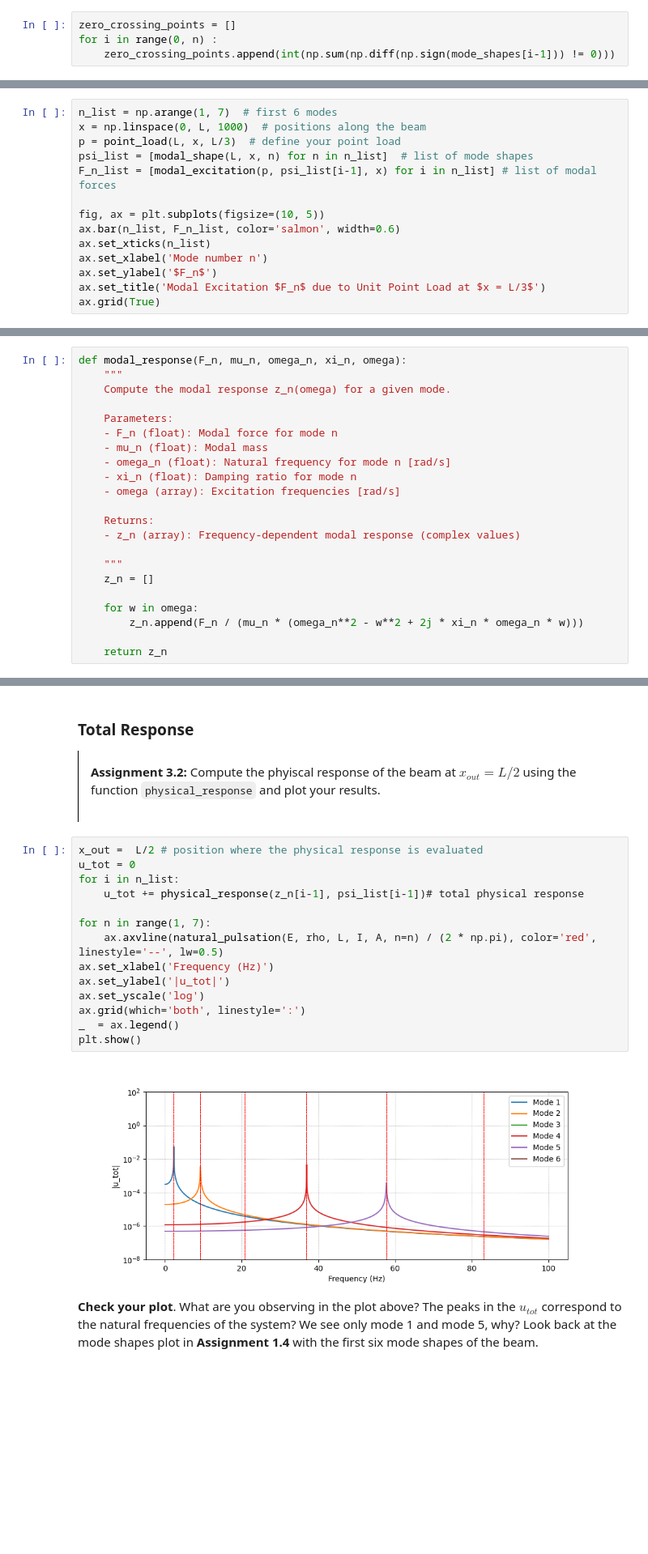
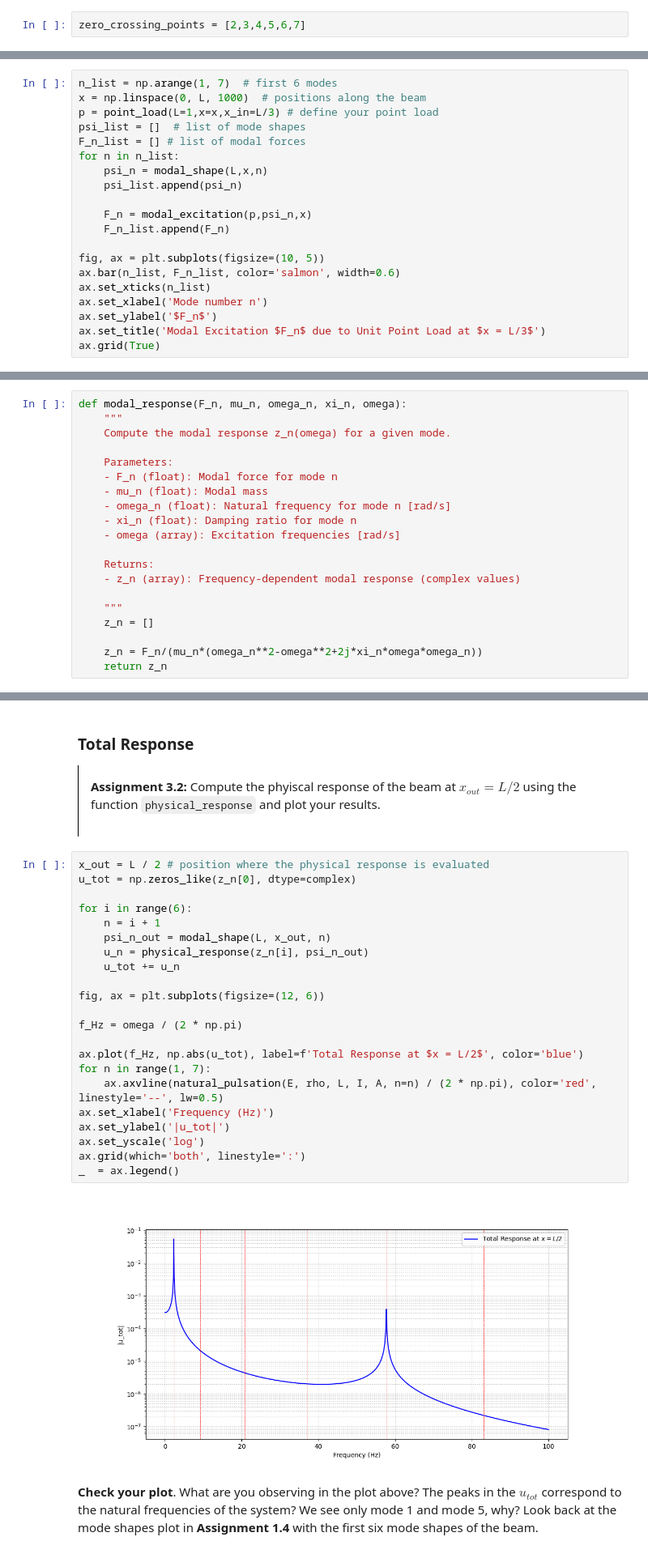
Before and after one commit to dewolfines/MV2627_Exercises, a Jupyter notebook: Session5_Continuous_systems/session5.ipynb, the cells around one changed output, grey strips where cells are left out. Shown at 81% size. Drawn from its saved outputs; the diff is of its cells as text; blank space fills up the shorter version.

```diff
--- a/Session5_Continuous_systems/session5.ipynb
+++ b/Session5_Continuous_systems/session5.ipynb
@@ -224,9 +222,7 @@ plt.tight_layout()
 **Note**: Another way to call a zero-crossing point is a ***nodal* *point*** where the mode's response is zero.
 </div>
 # %%
-zero_crossing_points = []
-for i in range(0, n) :
-    zero_crossing_points.append(int(np.sum(np.diff(np.sign(mode_shapes[i-1])) != 0)))
+zero_crossing_points = [2,3,4,5,6,7]
 # %% [markdown]
 Lets test your implemntation
 # %%
@@ -418,9 +414,15 @@ assert np.min(point_load(L, x, x_in)) == 0, "The point load should be 0 outside
 # %%
 n_list = np.arange(1, 7)  # first 6 modes
 x = np.linspace(0, L, 1000)  # positions along the beam
-p = point_load(L, x, L/3)  # define your point load
-psi_list = [modal_shape(L, x, n) for n in n_list]  # list of mode shapes
-F_n_list = [modal_excitation(p, psi_list[i-1], x) for i in n_list] # list of modal forces
+p = point_load(L=1,x=x,x_in=L/3) # define your point load
+psi_list = []  # list of mode shapes
+F_n_list = [] # list of modal forces
+for n in n_list:
+    psi_n = modal_shape(L,x,n)
+    psi_list.append(psi_n)
+
+    F_n = modal_excitation(p,psi_n,x)
+    F_n_list.append(F_n)
 
 fig, ax = plt.subplots(figsize=(10, 5))
 ax.bar(n_list, F_n_list, color='salmon', width=0.6)
@@ -491,9 +493,7 @@ def modal_response(F_n, mu_n, omega_n, xi_n, omega):
     """
     z_n = []
 
-    for w in omega:
-        z_n.append(F_n / (mu_n * (omega_n**2 - w**2 + 2j * xi_n * omega_n * w)))
-
+    z_n = F_n/(mu_n*(omega_n**2-omega**2+2j*xi_n*omega*omega_n))
     return z_n
 # %% [markdown]
 Let us check that you implmented `modal_response` correctly.
@@ -580,21 +580,29 @@ x_outt = L/3
 
 **Assignment 3.2:** Compute the phyiscal response of the beam at $x_{out} = L/2$ using the function `physical_response` and plot your results.
 # %%
-x_out =  L/2 # position where the physical response is evaluated
-u_tot = 0
-for i in n_list:
-    u_tot += physical_response(z_n[i-1], psi_list[i-1])# total physical response
+x_out = L / 2 # position where the physical response is evaluated
+u_tot = np.zeros_like(z_n[0], dtype=complex)
 
+for i in range(6):
+    n = i + 1
+    psi_n_out = modal_shape(L, x_out, n)
+    u_n = physical_response(z_n[i], psi_n_out)
+    u_tot += u_n
+
+fig, ax = plt.subplots(figsize=(12, 6))
+
+f_Hz = omega / (2 * np.pi)
+
+ax.plot(f_Hz, np.abs(u_tot), label=f'Total Response at $x = L/2$', color='blue')
 for n in range(1, 7):
     ax.axvline(natural_pulsation(E, rho, L, I, A, n=n) / (2 * np.pi), color='red', linestyle='--', lw=0.5)
 ax.set_xlabel('Frequency (Hz)')
 ax.set_ylabel('|u_tot|')
 ax.set_yscale('log')
 ax.grid(which='both', linestyle=':')
 _  = ax.legend()
-plt.show()
 # %% [output]
-[figure, old version]
+[figure, new version]
 # %% [markdown]
 **Check your plot**.
 What are you observing in the plot above? The peaks in the $u_{tot}$ correspond to the natural frequencies of the system? We see only mode 1 and mode 5, why? Look back at the mode shapes plot in **Assignment 1.4** with the first six mode shapes of the beam.
```
Also changed, not shown: parts of 12 cells of this notebook.
